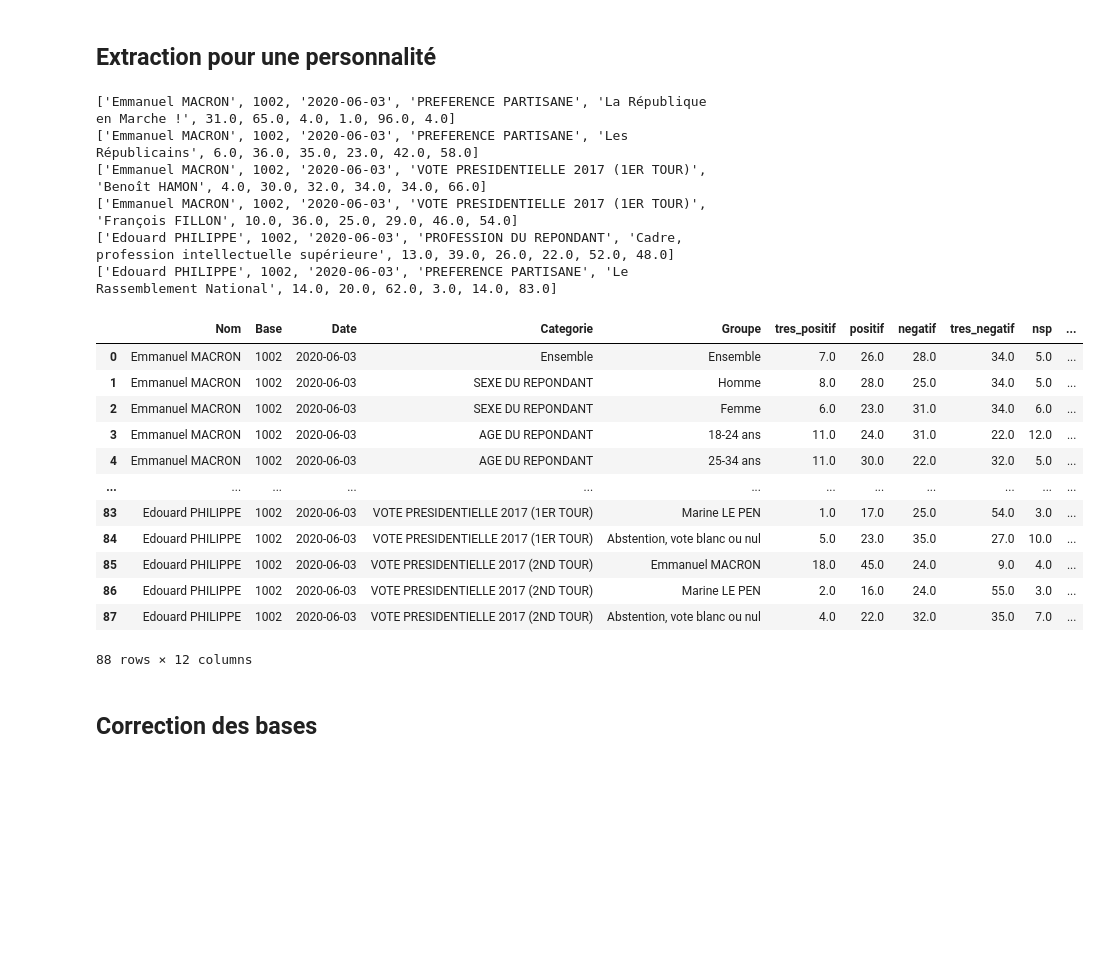
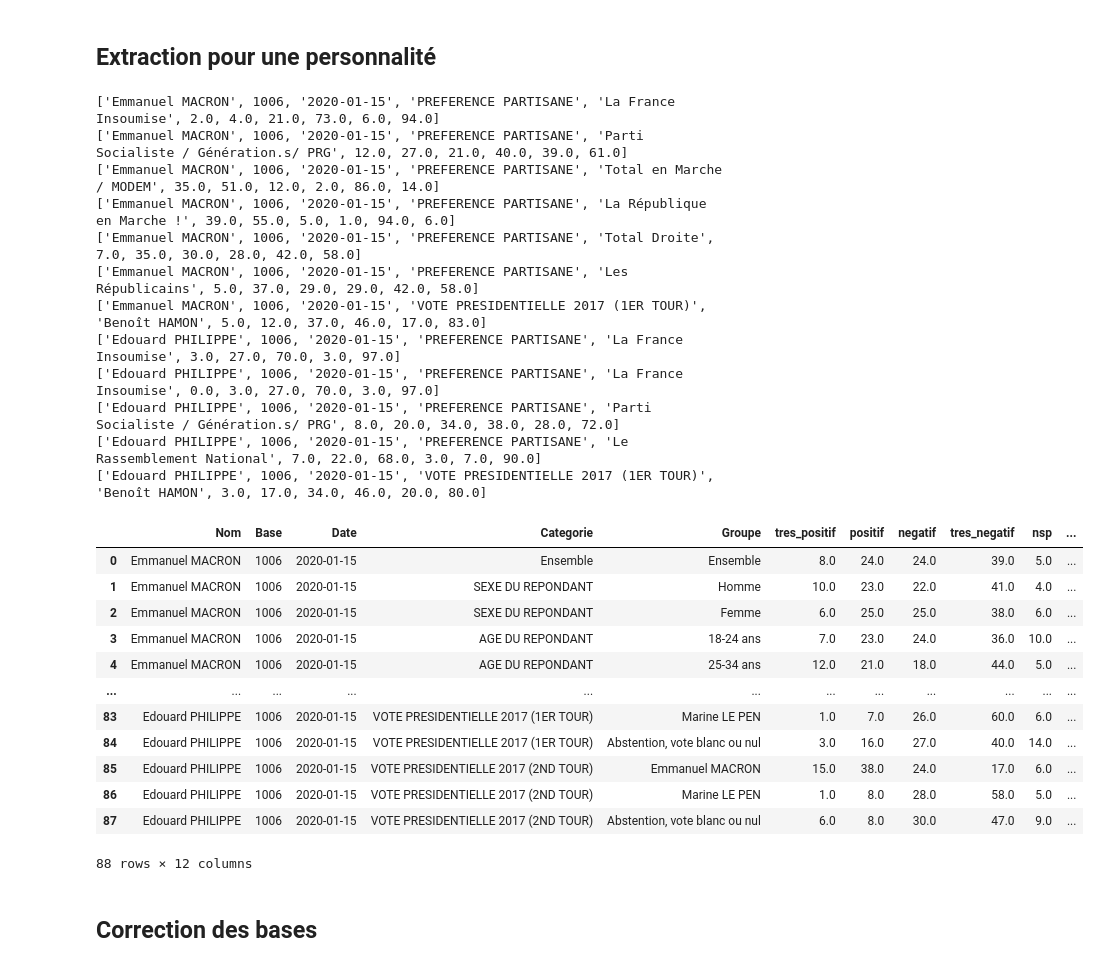
Before and after one commit to NyxAether/mesure_instituts_sondage, a Jupyter notebook: elabe/elabe_extract.ipynb, the cells around one changed output. Drawn from its saved outputs; the diff is of its cells as text; code cells hidden in the pictures; blank space fills up the shorter version.

```diff
--- a/elabe/elabe_extract.ipynb
+++ b/elabe/elabe_extract.ipynb
@@ -20,7 +20,7 @@ from importlib.machinery import SourceFileLoader
 tools = SourceFileLoader('methods', '../methods.py').load_module()
 from methods import *
 # %%
-fp="rapport/2020-06-03.pdf"
+fp="rapport/2020-03-04.pdf"
 text = extract_text(fp,page_numbers=[16])
 question1="Êtes-vous  satisfait  ou  mécontent  d"
 question2="Êtes-vous satisfait ou mécontent d"
@@ -122,6 +122,8 @@ def preformatage(page_content)->str:
     page_content=page_content.replace('CSP\n-','CSP-')
     # Remplacement EELV
     page_content=page_content.replace('Europe Ecologie \n-\nLes Verts','Europe Ecologie Les Verts')
+    # Remplacement Front National
+    page_content=page_content.replace('Front National','Le Rassemblement National')
     # Noms de candidats
     page_content=page_content.replace('Jean\n-\n','Jean-')
     # Remplacement /
@@ -150,6 +152,8 @@ preformatage(page_content)
 def extract_base(fp,num_page=2)->int:
     page_content=get_page_content(num_page,fp)
     text_deb='Echantillon de \n'
+    if page_content.find(text_deb)==-1:
+        text_deb='Echantillon de\n'
     text_fin='\npersonnes'
     i_deb=page_content.find(text_deb)+len(text_deb)
     i_fin=page_content.find(text_fin)
@@ -255,35 +259,41 @@ def extract_detailled_perso(df,fp,page_indexes,nom,base,date)->pd.DataFrame:
     return df
 # %%
 df=pd.DataFrame(columns=['Nom','Base','Date','Categorie','Groupe','tres_positif','positif','negatif','tres_negatif','nsp','total_positif','total_negatif'])
-date='2020-06-03'
+date='2020-01-15'
 filepath='rapport/{}.pdf'.format(date)
 president='Emmanuel MACRON'
-page_president=[10,11]
+page_president=[9,10]
 ministe='Edouard PHILIPPE'
-page_ministre=[13,14]
+page_ministre=[12,13]
 base=extract_base(filepath)
 df=extract_detailled_perso(df,filepath,page_president,president,base,date)
 df=extract_detailled_perso(df,filepath,page_ministre,ministe,base,date)
 df
 # %% [output]
-['Emmanuel MACRON', 1002, '2020-06-03', 'PREFERENCE PARTISANE', 'La République en Marche !', 31.0, 65.0, 4.0, 1.0, 96.0, 4.0]
-['Emmanuel MACRON', 1002, '2020-06-03', 'PREFERENCE PARTISANE', 'Les Républicains', 6.0, 36.0, 35.0, 23.0, 42.0, 58.0]
-['Emmanuel MACRON', 1002, '2020-06-03', 'VOTE PRESIDENTIELLE 2017 (1ER TOUR)', 'Benoît HAMON', 4.0, 30.0, 32.0, 34.0, 34.0, 66.0]
-['Emmanuel MACRON', 1002, '2020-06-03', 'VOTE PRESIDENTIELLE 2017 (1ER TOUR)', 'François FILLON', 10.0, 36.0, 25.0, 29.0, 46.0, 54.0]
-['Edouard PHILIPPE', 1002, '2020-06-03', 'PROFESSION DU REPONDANT', 'Cadre, profession intellectuelle supérieure', 13.0, 39.0, 26.0, 22.0, 52.0, 48.0]
-['Edouard PHILIPPE', 1002, '2020-06-03', 'PREFERENCE PARTISANE', 'Le Rassemblement National', 14.0, 20.0, 62.0, 3.0, 14.0, 83.0]
+['Emmanuel MACRON', 1006, '2020-01-15', 'PREFERENCE PARTISANE', 'La France Insoumise', 2.0, 4.0, 21.0, 73.0, 6.0, 94.0]
+['Emmanuel MACRON', 1006, '2020-01-15', 'PREFERENCE PARTISANE', 'Parti Socialiste / Génération.s/ PRG', 12.0, 27.0, 21.0, 40.0, 39.0, 61.0]
+['Emmanuel MACRON', 1006, '2020-01-15', 'PREFERENCE PARTISANE', 'Total en Marche / MODEM', 35.0, 51.0, 12.0, 2.0, 86.0, 14.0]
+['Emmanuel MACRON', 1006, '2020-01-15', 'PREFERENCE PARTISANE', 'La République en Marche !', 39.0, 55.0, 5.0, 1.0, 94.0, 6.0]
+['Emmanuel MACRON', 1006, '2020-01-15', 'PREFERENCE PARTISANE', 'Total Droite', 7.0, 35.0, 30.0, 28.0, 42.0, 58.0]
+['Emmanuel MACRON', 1006, '2020-01-15', 'PREFERENCE PARTISANE', 'Les Républicains', 5.0, 37.0, 29.0, 29.0, 42.0, 58.0]
+['Emmanuel MACRON', 1006, '2020-01-15', 'VOTE PRESIDENTIELLE 2017 (1ER TOUR)', 'Benoît HAMON', 5.0, 12.0, 37.0, 46.0, 17.0, 83.0]
+['Edouard PHILIPPE', 1006, '2020-01-15', 'PREFERENCE PARTISANE', 'La France Insoumise', 3.0, 27.0, 70.0, 3.0, 97.0]
+['Edouard PHILIPPE', 1006, '2020-01-15', 'PREFERENCE PARTISANE', 'La France Insoumise', 0.0, 3.0, 27.0, 70.0, 3.0, 97.0]
+['Edouard PHILIPPE', 1006, '2020-01-15', 'PREFERENCE PARTISANE', 'Parti Socialiste / Génération.s/ PRG', 8.0, 20.0, 34.0, 38.0, 28.0, 72.0]
+['Edouard PHILIPPE', 1006, '2020-01-15', 'PREFERENCE PARTISANE', 'Le Rassemblement National', 7.0, 22.0, 68.0, 3.0, 7.0, 90.0]
+['Edouard PHILIPPE', 1006, '2020-01-15', 'VOTE PRESIDENTIELLE 2017 (1ER TOUR)', 'Benoît HAMON', 3.0, 17.0, 34.0, 46.0, 20.0, 80.0]
 |  | Nom | Base | Date | Categorie | Groupe | tres_positif | positif | negatif | tres_negatif | nsp | ... |
-| 0 | Emmanuel MACRON | 1002 | 2020-06-03 | Ensemble | Ensemble | 7.0 | 26.0 | 28.0 | 34.0 | 5.0 | ... |
-| 1 | Emmanuel MACRON | 1002 | 2020-06-03 | SEXE DU REPONDANT | Homme | 8.0 | 28.0 | 25.0 | 34.0 | 5.0 | ... |
-| 2 | Emmanuel MACRON | 1002 | 2020-06-03 | SEXE DU REPONDANT | Femme | 6.0 | 23.0 | 31.0 | 34.0 | 6.0 | ... |
-| 3 | Emmanuel MACRON | 1002 | 2020-06-03 | AGE DU REPONDANT | 18-24 ans | 11.0 | 24.0 | 31.0 | 22.0 | 12.0 | ... |
-| 4 | Emmanuel MACRON | 1002 | 2020-06-03 | AGE DU REPONDANT | 25-34 ans | 11.0 | 30.0 | 22.0 | 32.0 | 5.0 | ... |
+| 0 | Emmanuel MACRON | 1006 | 2020-01-15 | Ensemble | Ensemble | 8.0 | 24.0 | 24.0 | 39.0 | 5.0 | ... |
+| 1 | Emmanuel MACRON | 1006 | 2020-01-15 | SEXE DU REPONDANT | Homme | 10.0 | 23.0 | 22.0 | 41.0 | 4.0 | ... |
+| 2 | Emmanuel MACRON | 1006 | 2020-01-15 | SEXE DU REPONDANT | Femme | 6.0 | 25.0 | 25.0 | 38.0 | 6.0 | ... |
+| 3 | Emmanuel MACRON | 1006 | 2020-01-15 | AGE DU REPONDANT | 18-24 ans | 7.0 | 23.0 | 24.0 | 36.0 | 10.0 | ... |
+| 4 | Emmanuel MACRON | 1006 | 2020-01-15 | AGE DU REPONDANT | 25-34 ans | 12.0 | 21.0 | 18.0 | 44.0 | 5.0 | ... |
 | ... | ... | ... | ... | ... | ... | ... | ... | ... | ... | ... | ... |
-| 83 | Edouard PHILIPPE | 1002 | 2020-06-03 | VOTE PRESIDENTIELLE 2017 (1ER TOUR) | Marine LE PEN | 1.0 | 17.0 | 25.0 | 54.0 | 3.0 | ... |
-| 84 | Edouard PHILIPPE | 1002 | 2020-06-03 | VOTE PRESIDENTIELLE 2017 (1ER TOUR) | Abstention, vote blanc ou nul | 5.0 | 23.0 | 35.0 | 27.0 | 10.0 | ... |
-| 85 | Edouard PHILIPPE | 1002 | 2020-06-03 | VOTE PRESIDENTIELLE 2017 (2ND TOUR) | Emmanuel MACRON | 18.0 | 45.0 | 24.0 | 9.0 | 4.0 | ... |
-| 86 | Edouard PHILIPPE | 1002 | 2020-06-03 | VOTE PRESIDENTIELLE 2017 (2ND TOUR) | Marine LE PEN | 2.0 | 16.0 | 24.0 | 55.0 | 3.0 | ... |
-| 87 | Edouard PHILIPPE | 1002 | 2020-06-03 | VOTE PRESIDENTIELLE 2017 (2ND TOUR) | Abstention, vote blanc ou nul | 4.0 | 22.0 | 32.0 | 35.0 | 7.0 | ... |
+| 83 | Edouard PHILIPPE | 1006 | 2020-01-15 | VOTE PRESIDENTIELLE 2017 (1ER TOUR) | Marine LE PEN | 1.0 | 7.0 | 26.0 | 60.0 | 6.0 | ... |
+| 84 | Edouard PHILIPPE | 1006 | 2020-01-15 | VOTE PRESIDENTIELLE 2017 (1ER TOUR) | Abstention, vote blanc ou nul | 3.0 | 16.0 | 27.0 | 40.0 | 14.0 | ... |
+| 85 | Edouard PHILIPPE | 1006 | 2020-01-15 | VOTE PRESIDENTIELLE 2017 (2ND TOUR) | Emmanuel MACRON | 15.0 | 38.0 | 24.0 | 17.0 | 6.0 | ... |
+| 86 | Edouard PHILIPPE | 1006 | 2020-01-15 | VOTE PRESIDENTIELLE 2017 (2ND TOUR) | Marine LE PEN | 1.0 | 8.0 | 28.0 | 58.0 | 5.0 | ... |
+| 87 | Edouard PHILIPPE | 1006 | 2020-01-15 | VOTE PRESIDENTIELLE 2017 (2ND TOUR) | Abstention, vote blanc ou nul | 6.0 | 8.0 | 30.0 | 47.0 | 9.0 | ... |
 88 rows × 12 columns
 # %% [markdown]
 ## Correction des bases
```
Also changed, not shown: parts of 7 cells of this notebook, 29 other files.
